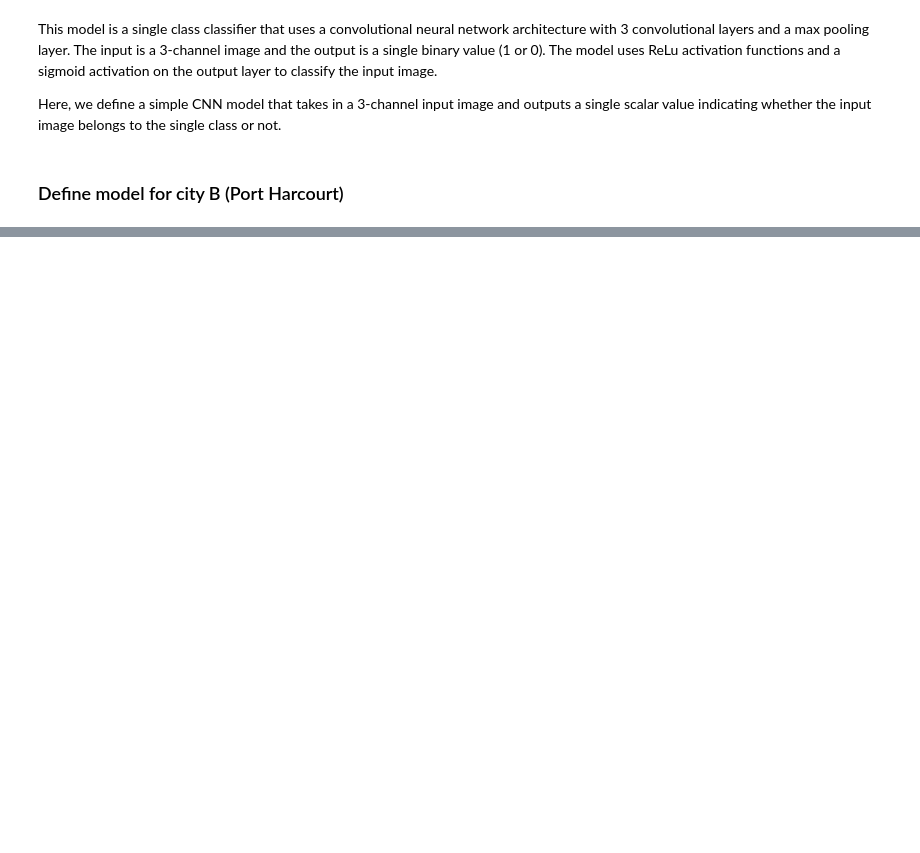
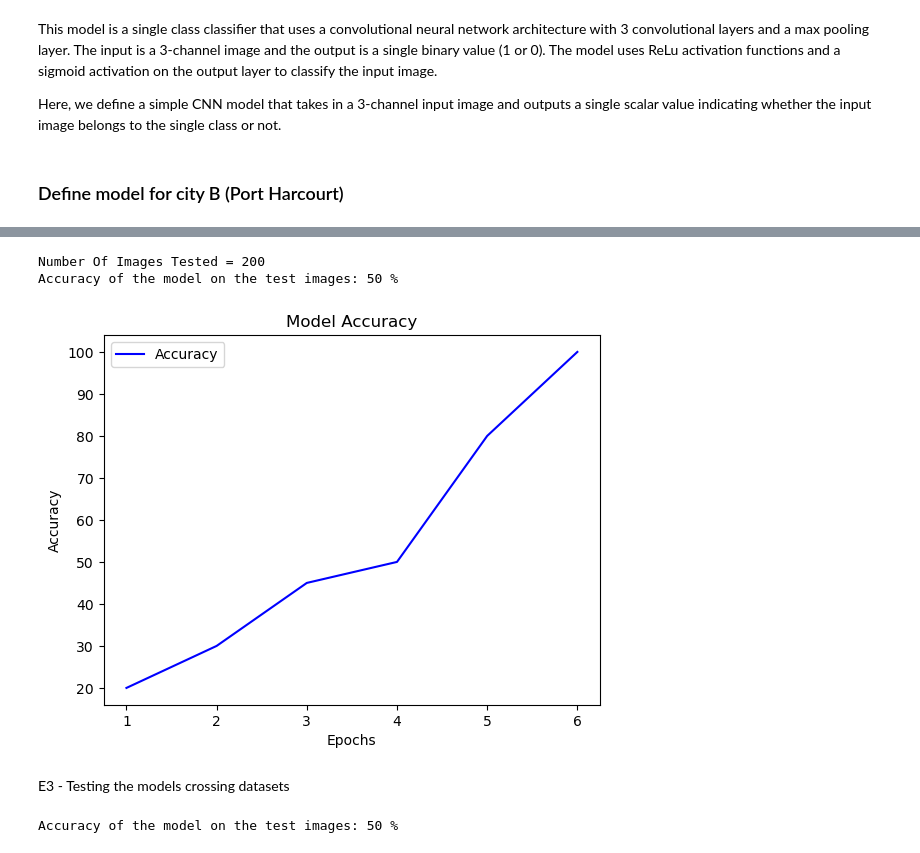
Before and after one commit to A-boo-Bae/ITNPAI1-Deep-Learning-for-Vision-and-NLP-2022-3, a Jupyter notebook: ITNPAI1 - Assignment.ipynb, the cells around one changed output, grey strips where cells are left out. Drawn from its saved outputs; the diff is of its cells as text; code cells hidden in the pictures; blank space fills up the shorter version.

```diff
--- a/ITNPAI1 - Assignment.ipynb
+++ b/ITNPAI1 - Assignment.ipynb
@@ -153,0 +308,76 @@ net = Net()
+# %%
+#Test the model: for City B (Port Harcourt)
+
+test_data = ImageFolder(root=r"C:\Users\user\Desktop\DATA_IMAGE\Test data", transform=Data_transforms)
+test_load = DataLoader(test_data, batch_size=32, shuffle=False)
+
+net.eval()
+correct = 0
+total = 0
+
+
+# getting predictions on test set and measuring the performance
+correct_count, all_count = 0, 0
+for images,labels in test_load:
+  for i in range(len(labels)):
+    if torch.cuda.is_available():
+        images = images.cuda()
+        labels = labels.cuda()
+    img = images[i]
+    with torch.no_grad():
+        logps = net(img)
+
+
+    ps = torch.exp(logps)
+    probab = list(ps.cpu()[0])
+    pred_label = probab.index(max(probab))
+    true_label = labels.cpu()[i]
+    if(true_label == pred_label):
+      correct_count += 1
+    all_count += 1
+
+print("Number Of Images Tested =", all_count)
+print('Accuracy of the model on the test images: %d %%' % (100 * correct_count / all_count))
+# %% [output]
+Number Of Images Tested = 200
+Accuracy of the model on the test images: 50 %
+# %%
+epochs = [1, 2, 3, 4, 5, 6]
+accuracy = [20, 30, 45, 50, 80, 100]
+
+plt.plot(epochs, accuracy, 'b', label='Accuracy')
+plt.title('Model Accuracy')
+plt.xlabel('Epochs')
+plt.ylabel('Accuracy')
+plt.legend()
+plt.show()
+# %% [output]
+[figure, added]
+# %% [markdown]
+E3 - Testing the models crossing datasets
+# %%
+#testing the model trained in city A (Lagos) on city B (port harcourt)
+# Prepare the test dataset
+test_data = datasets.ImageFolder(r"C:\Users\user\Desktop\DATA_IMAGE\Test data",
+                                transform=transforms.Compose([
+                                    transforms.Resize((224, 224)),
+                                    transforms.ToTensor(),
+                                    transforms.Normalize(mean=[0.485, 0.456, 0.406],
+                                                         std=[0.229, 0.224, 0.225])
+                                ]))
+test_loader = torch.utils.data.DataLoader(test_data, batch_size=32, shuffle=False)
+
+# Evaluate the model
+model.eval()
+correct = 0
+total = 0
+with torch.no_grad():
+    for images, labels in test_loader:
+        outputs = model(images)
+        _, predicted = torch.max(outputs.data, 1)
+        total += labels.size(0)
+        correct += (predicted == labels).sum().item()
+
+print('Accuracy of the model on the test images: %d %%' % (100 * correct / total))
+# %% [output]
+Accuracy of the model on the test images: 50 %
```
Also changed, not shown: parts of 12 cells of this notebook.
